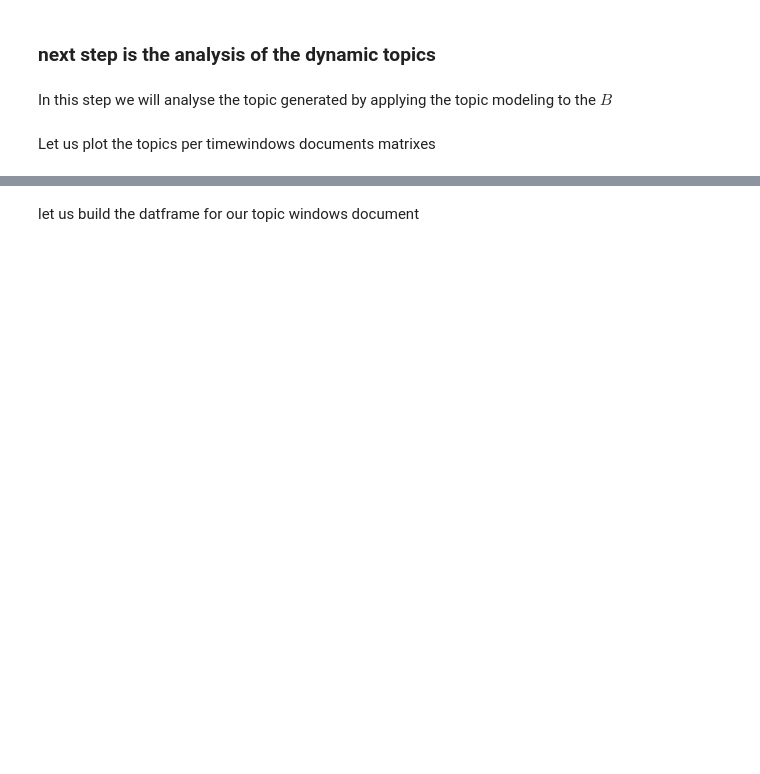
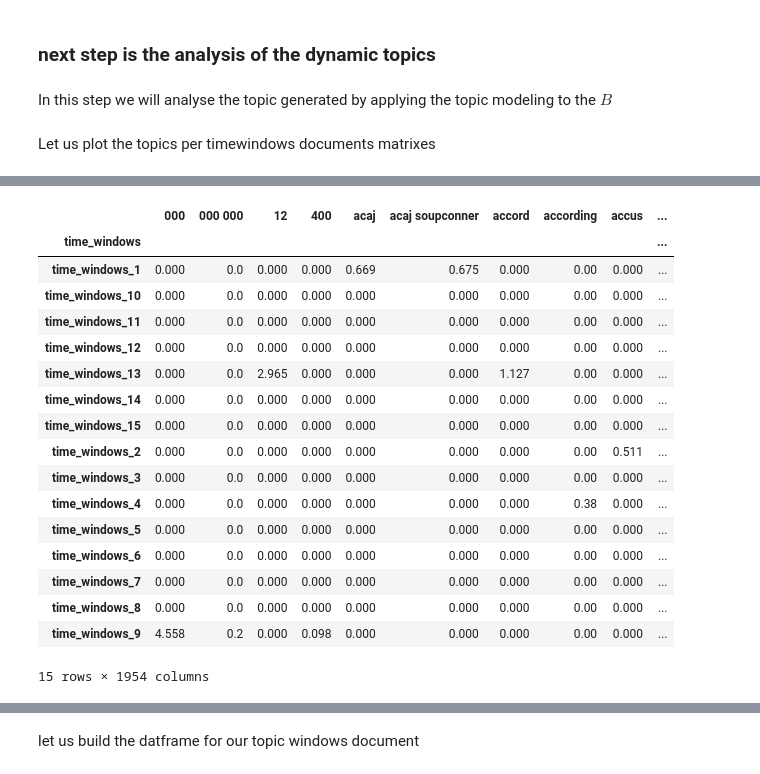
Before and after one commit to espoirMur/balobi_nini, a Jupyter notebook: notebooks/2.Dynamic_Topic_Modeling.ipynb, the cells around one changed output, grey strips where cells are left out. Cells and saved outputs as stored; diff of their text form; code cells hidden in the pictures; blank space fills up the shorter version.

```diff
--- a/notebooks/2.Dynamic_Topic_Modeling.ipynb
+++ b/notebooks/2.Dynamic_Topic_Modeling.ipynb
@@ -956,3 +1116,24 @@ time_windows_doc_topics.head(cumm_best_k[0])
+# %%
+time_windows_doc_topics.groupby("time_windows").agg(sum)
+# %% [output]
+|  | 000 | 000 000 | 12 | 400 | acaj | acaj soupconner | accord | according | accus | ... |
+| time_windows |  |  |  |  |  |  |  |  |  | ... |
+| time_windows_1 | 0.000 | 0.0 | 0.000 | 0.000 | 0.669 | 0.675 | 0.000 | 0.00 | 0.000 | ... |
+| time_windows_10 | 0.000 | 0.0 | 0.000 | 0.000 | 0.000 | 0.000 | 0.000 | 0.00 | 0.000 | ... |
+| time_windows_11 | 0.000 | 0.0 | 0.000 | 0.000 | 0.000 | 0.000 | 0.000 | 0.00 | 0.000 | ... |
+| time_windows_12 | 0.000 | 0.0 | 0.000 | 0.000 | 0.000 | 0.000 | 0.000 | 0.00 | 0.000 | ... |
+| time_windows_13 | 0.000 | 0.0 | 2.965 | 0.000 | 0.000 | 0.000 | 1.127 | 0.00 | 0.000 | ... |
+| time_windows_14 | 0.000 | 0.0 | 0.000 | 0.000 | 0.000 | 0.000 | 0.000 | 0.00 | 0.000 | ... |
+| time_windows_15 | 0.000 | 0.0 | 0.000 | 0.000 | 0.000 | 0.000 | 0.000 | 0.00 | 0.000 | ... |
+| time_windows_2 | 0.000 | 0.0 | 0.000 | 0.000 | 0.000 | 0.000 | 0.000 | 0.00 | 0.511 | ... |
+| time_windows_3 | 0.000 | 0.0 | 0.000 | 0.000 | 0.000 | 0.000 | 0.000 | 0.00 | 0.000 | ... |
+| time_windows_4 | 0.000 | 0.0 | 0.000 | 0.000 | 0.000 | 0.000 | 0.000 | 0.38 | 0.000 | ... |
+| time_windows_5 | 0.000 | 0.0 | 0.000 | 0.000 | 0.000 | 0.000 | 0.000 | 0.00 | 0.000 | ... |
+| time_windows_6 | 0.000 | 0.0 | 0.000 | 0.000 | 0.000 | 0.000 | 0.000 | 0.00 | 0.000 | ... |
+| time_windows_7 | 0.000 | 0.0 | 0.000 | 0.000 | 0.000 | 0.000 | 0.000 | 0.00 | 0.000 | ... |
+| time_windows_8 | 0.000 | 0.0 | 0.000 | 0.000 | 0.000 | 0.000 | 0.000 | 0.00 | 0.000 | ... |
+| time_windows_9 | 4.558 | 0.2 | 0.000 | 0.098 | 0.000 | 0.000 | 0.000 | 0.00 | 0.000 | ... |
+15 rows × 1954 columns
 # %%
 time_windows_doc_topics = time_windows_doc_topics.groupby("time_windows").agg(sum)
 # %%
```
Also changed, not shown: parts of 87 cells of this notebook, 1 other file.
